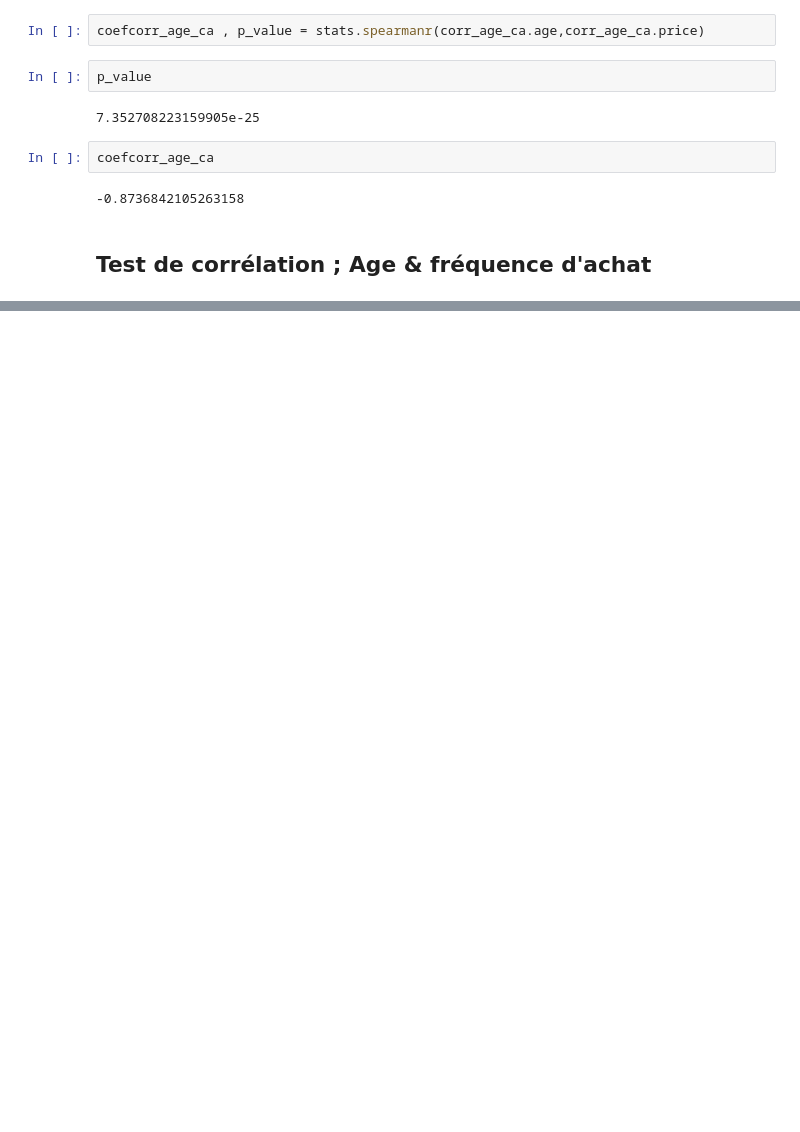
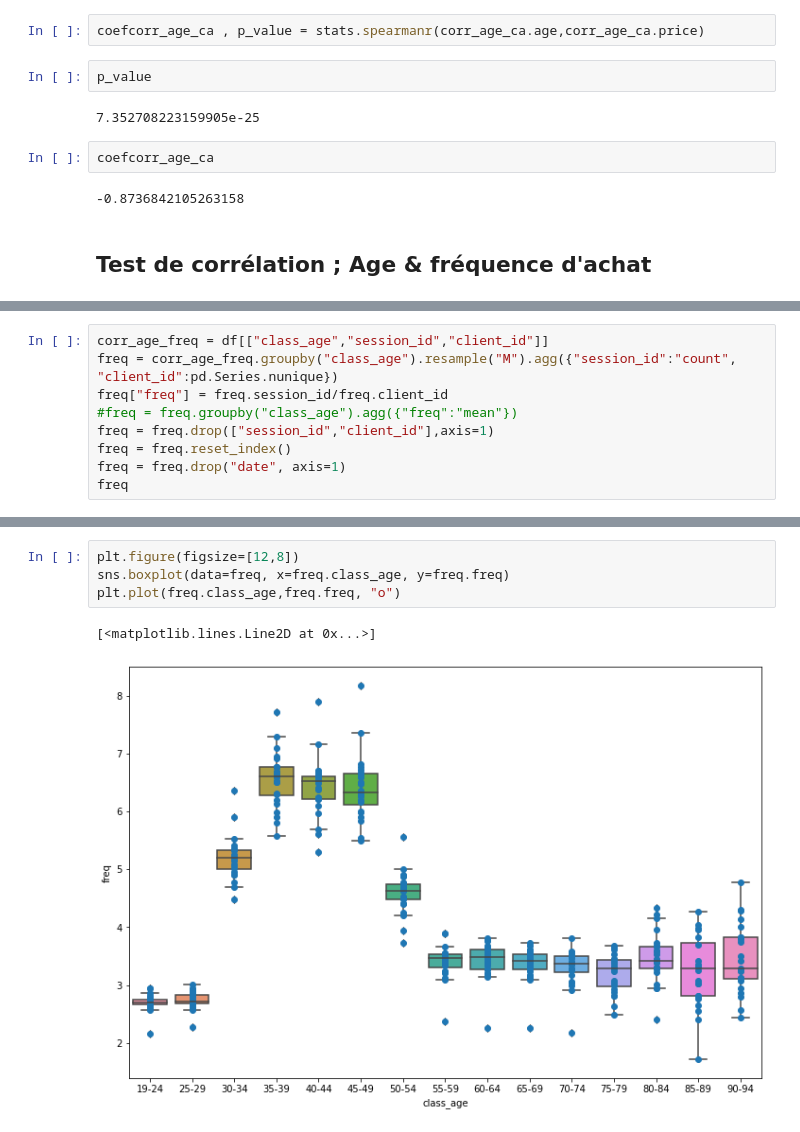
Before and after one commit to Valeeew/Analyze-bookstore-sales, a Jupyter notebook: correlation_testing.ipynb, the cells around one changed output, grey strips where cells are left out. Saved outputs shown, nothing was run; the diff lists cells and outputs as text; blank space fills up the shorter version.

```diff
--- a/correlation_testing.ipynb
+++ b/correlation_testing.ipynb
@@ -190,0 +208,9 @@ stats.spearmanr()
+# %%
+corr_age_freq = df[["class_age","session_id","client_id"]]
+freq = corr_age_freq.groupby("class_age").resample("M").agg({"session_id":"count", "client_id":pd.Series.nunique})
+freq["freq"] = freq.session_id/freq.client_id
+#freq = freq.groupby("class_age").agg({"freq":"mean"})
+freq = freq.drop(["session_id","client_id"],axis=1)
+freq = freq.reset_index()
+freq = freq.drop("date", axis=1)
+freq
@@ -190,0 +231,7 @@ stats.spearmanr()
+# %%
+plt.figure(figsize=[12,8])
+sns.boxplot(data=freq, x=freq.class_age, y=freq.freq)
+plt.plot(freq.class_age,freq.freq, "o")
+# %% [output]
+[<matplotlib.lines.Line2D at 0x...>]
+[figure, added]
```
Also changed, not shown: parts of 10 cells of this notebook.
